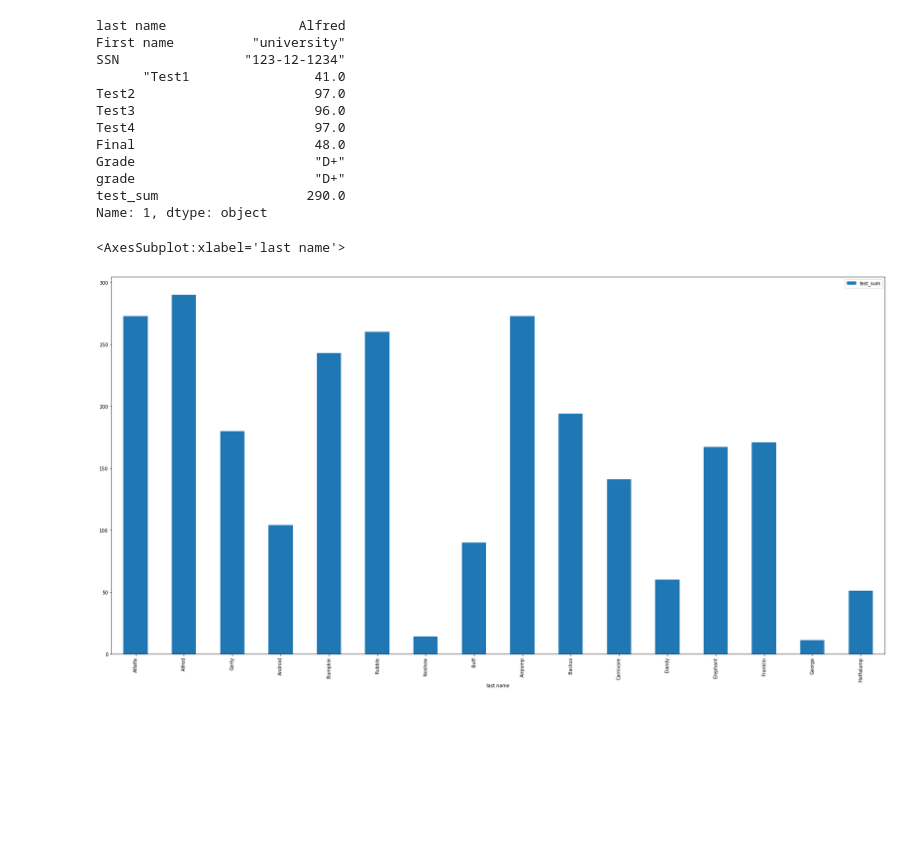
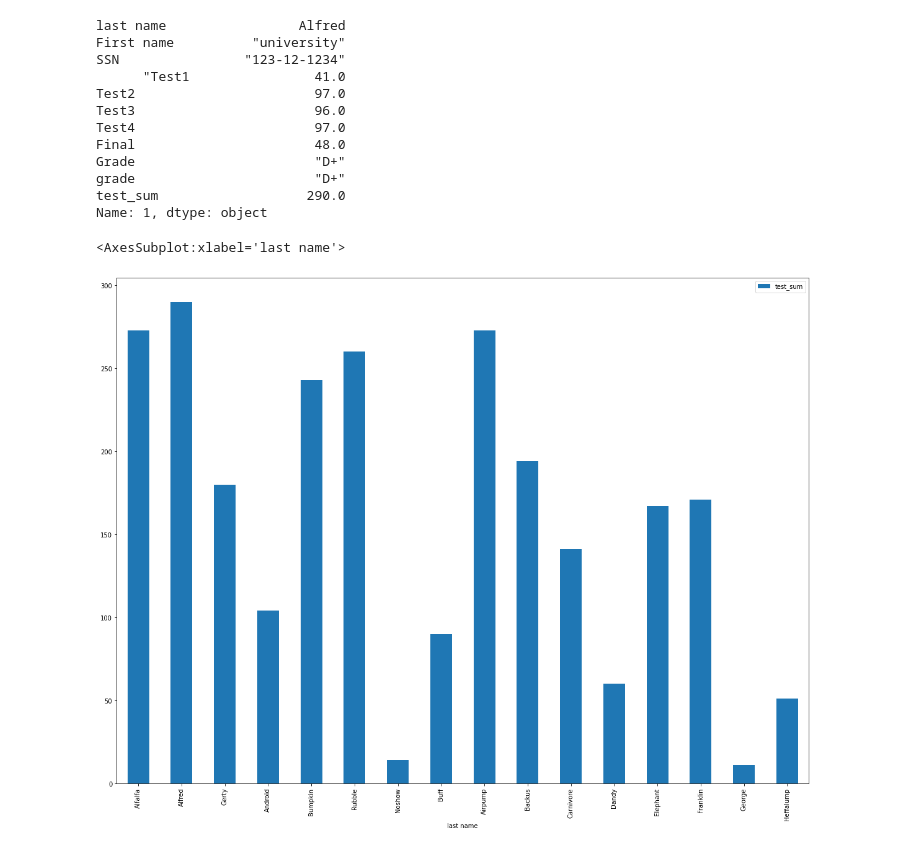
Before and after one commit to kernel-loophole/data-analysis-with-pandas, a Jupyter notebook: student_data_analysis.ipynb, the cells around one changed output. Drawn from its saved outputs; the diff is of its cells as text; code cells hidden in the pictures; blank space fills up the shorter version.

```diff
--- a/student_data_analysis.ipynb
+++ b/student_data_analysis.ipynb
@@ -132,10 +150,10 @@ test_sum                   290.0
 Name: 1, dtype: object
 # %%
 #graph of all the student with all test sum
-student_data.plot.bar(x="last name",y="test_sum",figsize=(30,15))
+student_data.plot.bar(x="last name",y="test_sum",figsize=(20,15))
 # %% [output]
 <AxesSubplot:xlabel='last name'>
-[figure, old version]
+[figure, new version]
 # %%
 student_data["Final"]=student_data["Final"].replace({'   "A"':"00"})
 student_data["Final"]=pd.to_numeric(student_data["Final"])
```
Also changed, not shown: parts of 4 cells of this notebook.
